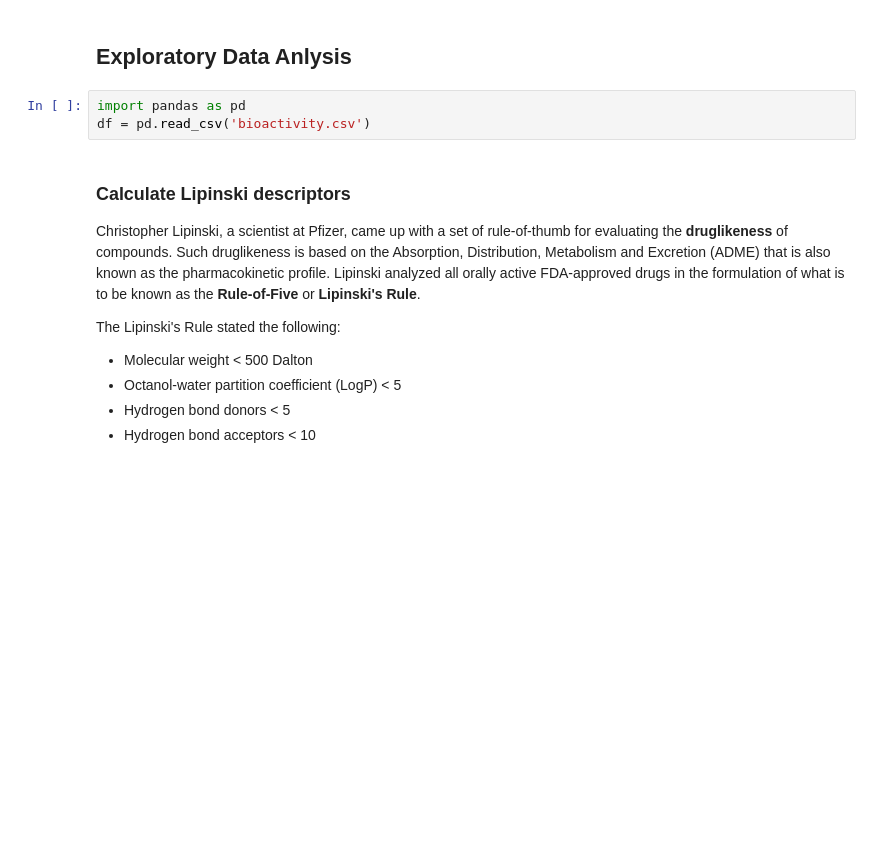
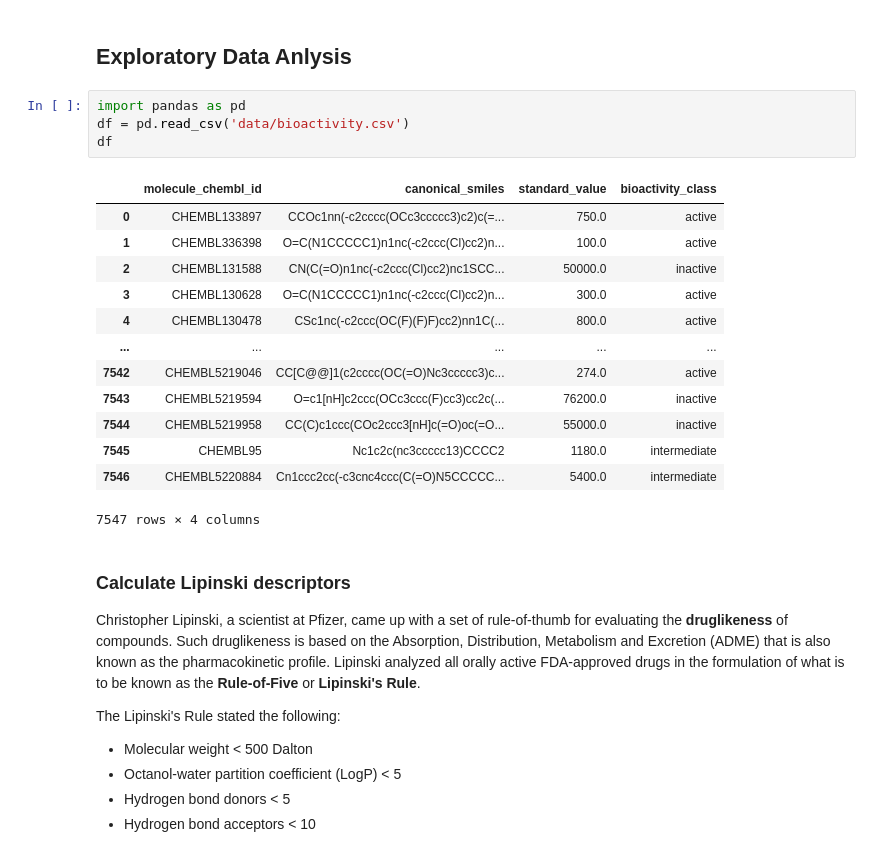
Before and after one commit to Curtis-Wu/Computational-Drug-Discovery-Webapp, a Jupyter notebook: models/Computational Drug Discovery Project.ipynb, the cells around one changed output. Drawn from its saved outputs; the diff is of its cells as text; blank space fills up the shorter version.

```diff
--- a/models/Computational Drug Discovery Project.ipynb
+++ b/models/Computational Drug Discovery Project.ipynb
@@ -132,7 +133,22 @@ df4.to_csv('data/bioactivity.csv',index = False)
 ## Exploratory Data Anlysis
 # %%
 import pandas as pd
-df = pd.read_csv('bioactivity.csv')
+df = pd.read_csv('data/bioactivity.csv')
+df
+# %% [output]
+|  | molecule_chembl_id | canonical_smiles | standard_value | bioactivity_class |
+| 0 | CHEMBL133897 | CCOc1nn(-c2cccc(OCc3ccccc3)c2)c(=... | 750.0 | active |
+| 1 | CHEMBL336398 | O=C(N1CCCCC1)n1nc(-c2ccc(Cl)cc2)n... | 100.0 | active |
+| 2 | CHEMBL131588 | CN(C(=O)n1nc(-c2ccc(Cl)cc2)nc1SCC... | 50000.0 | inactive |
+| 3 | CHEMBL130628 | O=C(N1CCCCC1)n1nc(-c2ccc(Cl)cc2)n... | 300.0 | active |
+| 4 | CHEMBL130478 | CSc1nc(-c2ccc(OC(F)(F)F)cc2)nn1C(... | 800.0 | active |
+| ... | ... | ... | ... | ... |
+| 7542 | CHEMBL5219046 | CC[C@@]1(c2cccc(OC(=O)Nc3ccccc3)c... | 274.0 | active |
+| 7543 | CHEMBL5219594 | O=c1[nH]c2ccc(OCc3ccc(F)cc3)cc2c(... | 76200.0 | inactive |
+| 7544 | CHEMBL5219958 | CC(C)c1ccc(COc2ccc3[nH]c(=O)oc(=O... | 55000.0 | inactive |
+| 7545 | CHEMBL95 | Nc1c2c(nc3ccccc13)CCCC2 | 1180.0 | intermediate |
+| 7546 | CHEMBL5220884 | Cn1ccc2cc(-c3cnc4ccc(C(=O)N5CCCCC... | 5400.0 | intermediate |
+7547 rows × 4 columns
 # %% [markdown]
 ### Calculate Lipinski descriptors
 Christopher Lipinski, a scientist at Pfizer, came up with a set of rule-of-thumb for evaluating the **druglikeness** of compounds. Such druglikeness is based on the Absorption, Distribution, Metabolism and Excretion (ADME) that is also known as the pharmacokinetic profile. Lipinski analyzed all orally active FDA-approved drugs in the formulation of what is to be known as the **Rule-of-Five** or **Lipinski's Rule**.
```
Also changed, not shown: parts of 6 cells of this notebook, 2 other files.
